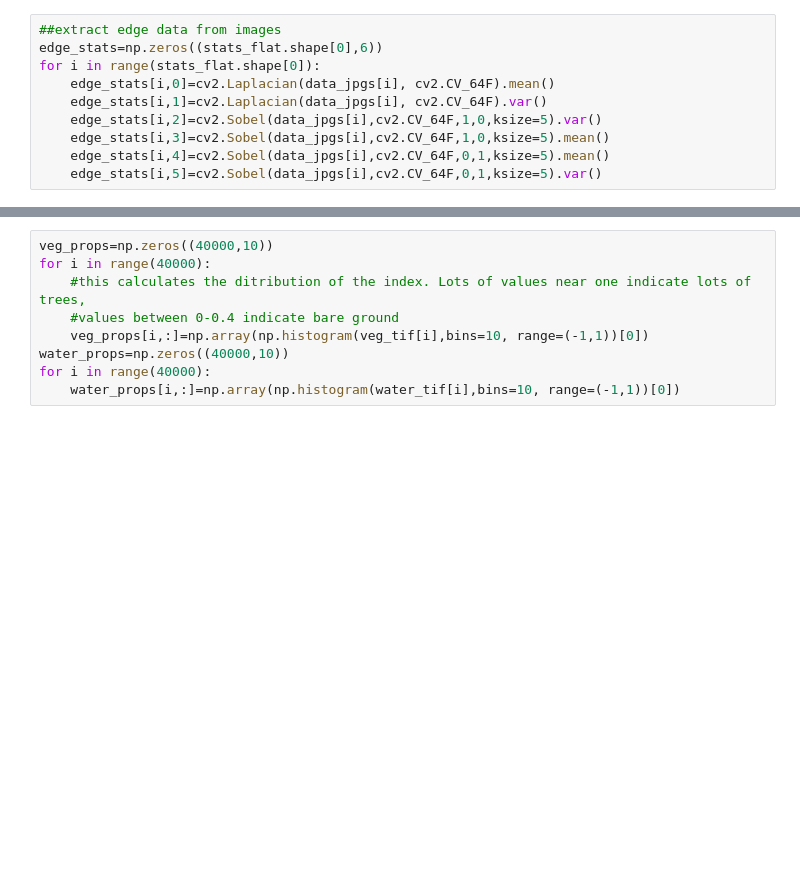
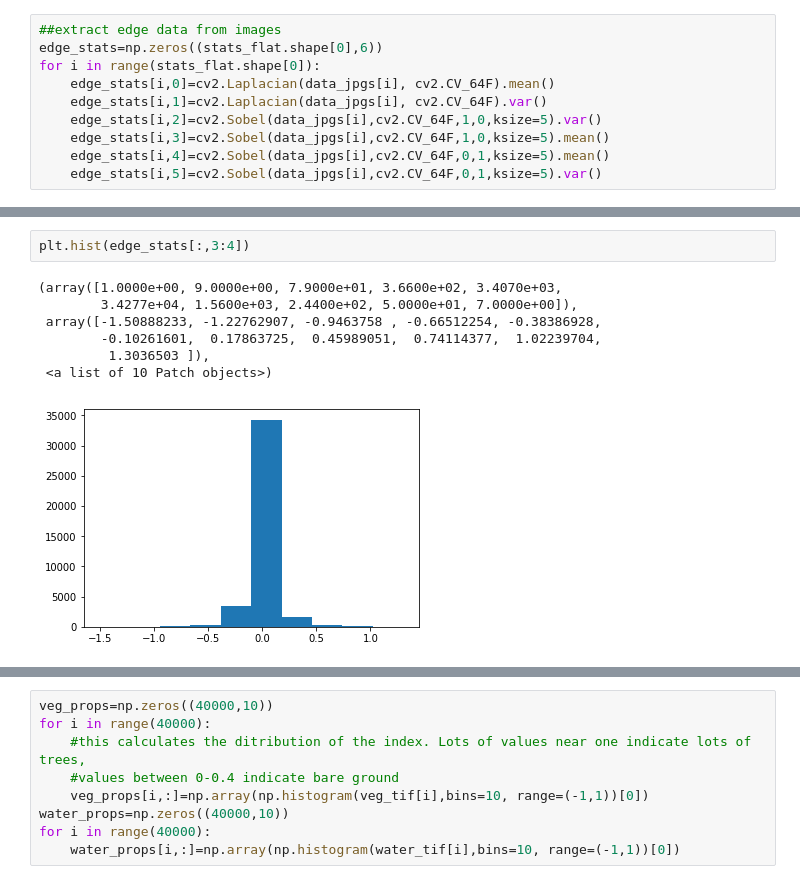
Before and after one commit to sairavuru/amazon_w207, a Jupyter notebook: w207_amazon_final_draft.ipynb, the cells around one changed output, grey strips where cells are left out. Drawn from its saved outputs; the diff is of its cells as text; blank space fills up the shorter version.

```diff
--- a/w207_amazon_final_draft.ipynb
+++ b/w207_amazon_final_draft.ipynb
@@ -283,0 +264,10 @@ The two formulas are (B-IRR)/(B+IRR) = index for water (IRR-R)/(R+IRR) = index f
+# %%
+plt.hist(edge_stats[:,3:4])
+# %% [output]
+(array([1.0000e+00, 9.0000e+00, 7.9000e+01, 3.6600e+02, 3.4070e+03,
+        3.4277e+04, 1.5600e+03, 2.4400e+02, 5.0000e+01, 7.0000e+00]),
+ array([-1.50888233, -1.22762907, -0.9463758 , -0.66512254, -0.38386928,
+        -0.10261601,  0.17863725,  0.45989051,  0.74114377,  1.02239704,
+         1.3036503 ]),
+ <a list of 10 Patch objects>)
+[figure, added]
```
Also changed, not shown: parts of 29 cells of this notebook.
